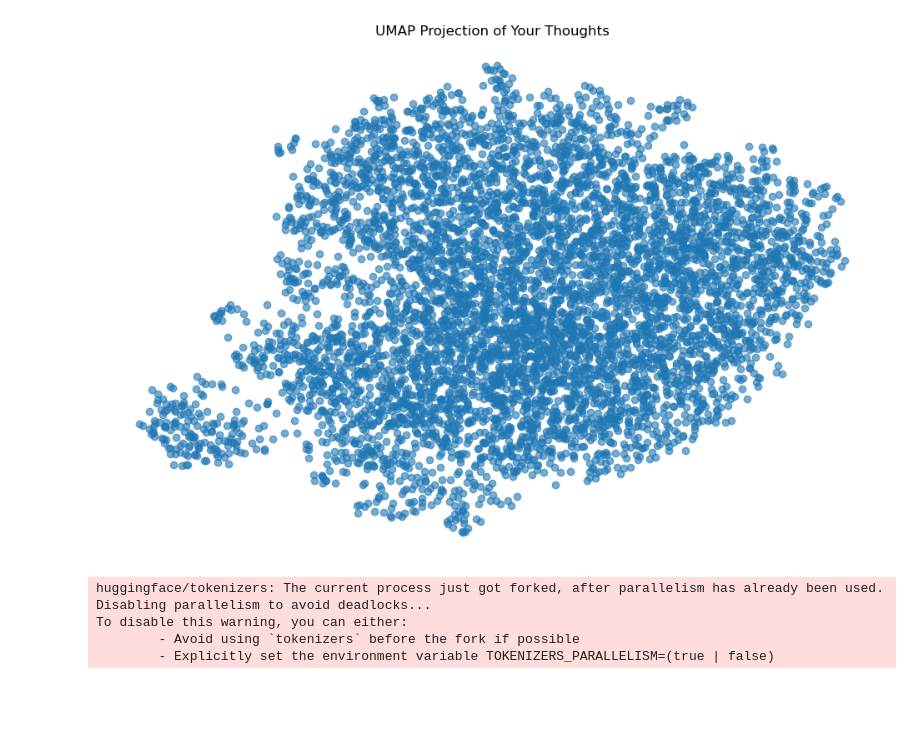
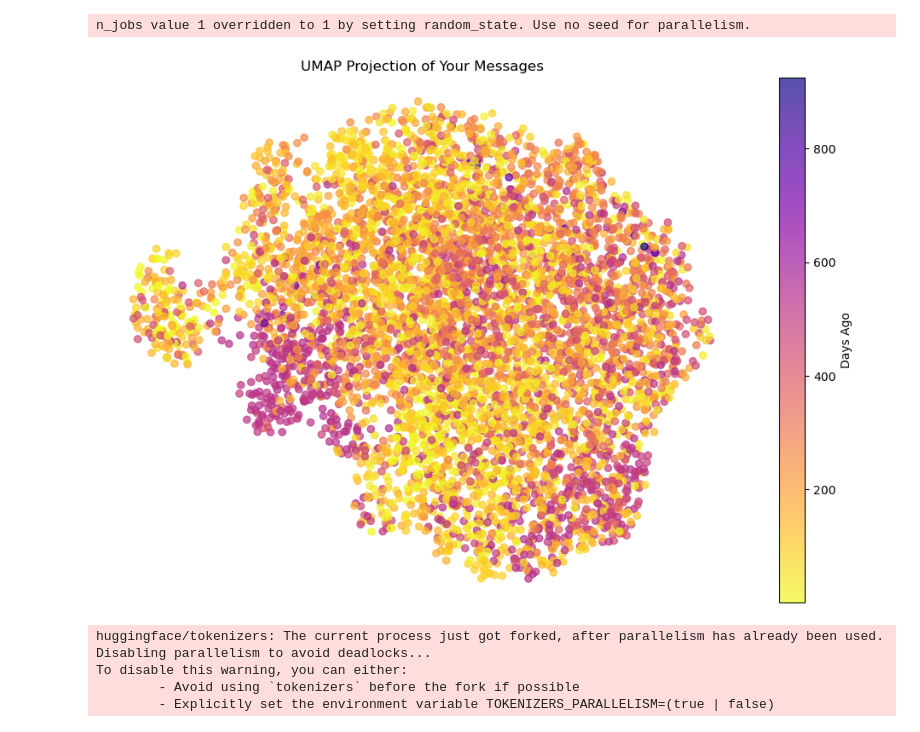
Before and after one commit to xoubish/Miduction, a Jupyter notebook: me/ghorban.ipynb, the cells around one changed output. Drawn from its saved outputs; the diff is of its cells as text; code cells hidden in the pictures; blank space fills up the shorter version.

```diff
--- a/me/ghorban.ipynb
+++ b/me/ghorban.ipynb
@@ -72,32 +79,52 @@ from sentence_transformers import SentenceTransformer
 import umap
 import matplotlib.pyplot as plt
 import pandas as pd
-import ast
+from datetime import datetime
 
-# Load prompts
-with open("shooby_final_prompts.txt", "r", encoding="utf-8") as f:
-    prompts = [line.strip() for line in f if len(line.strip()) > 5]
+# Convert timestamps to datetime objects
+timestamp_datetimes = [datetime.fromtimestamp(ts) for ts in cleaned_timestamps]
 
 # Load sentence transformer
 model = SentenceTransformer("all-MiniLM-L6-v2")
-embeddings = model.encode(prompts)
+embeddings = model.encode(cleaned_lines)
+
+# Optionally create a DataFrame for further use or visualization
+df_embed = pd.DataFrame(embeddings)
+df_embed["text"] = cleaned_lines
+df_embed["timestamp"] = timestamp_datetimes
-# %%
-# Reduce dimensions
-reducer = umap.UMAP(n_neighbors=10, min_dist=0.9, metric='cosine')
-embedding_2d = reducer.fit_transform(embeddings)
-
-# Visualize
-df = pd.DataFrame(embedding_2d, columns=["x", "y"])
-df["prompt"] = prompts
-
-plt.figure(figsize=(12, 8))
-plt.scatter(df["x"], df["y"], alpha=0.6)
-plt.title("UMAP Projection of Your Thoughts")
-plt.axis('off')
-plt.grid(True)
-plt.show()
-# %% [output]
-[figure, removed]
+# %%
+from datetime import datetime
+import pandas as pd
+import matplotlib.pyplot as plt
+import umap
+
+# Convert float timestamps to datetime
+datetime_stamps = [datetime.fromtimestamp(ts) for ts in cleaned_timestamps]
+
+# Calculate how many days ago
+now = datetime.now()
+days_ago = [(now - dt).days for dt in datetime_stamps]
+
+# Reduce dimensions
+reducer = umap.UMAP(n_neighbors=50, min_dist=0.9, metric='cosine', random_state=27)
+embedding_2d = reducer.fit_transform(embeddings)
+
+# Build DataFrame (make sure to use cleaned_lines, not prompts!)
+df_vis = pd.DataFrame(embedding_2d, columns=["UMAP 1", "UMAP 2"])
+df_vis["message"] = cleaned_lines
+df_vis["days_ago"] = days_ago
+
+# Plot
+plt.figure(figsize=(12, 8))
+sc = plt.scatter(df_vis["UMAP 1"], df_vis["UMAP 2"], c=df_vis["days_ago"], cmap="plasma_r", alpha=0.7)
+plt.colorbar(sc, label="Days Ago")
+plt.title("UMAP Projection of Your Messages")
+plt.axis('off')
+plt.grid(False)
+plt.show()
+# %% [output]
+n_jobs value 1 overridden to 1 by setting random_state. Use no seed for parallelism.
+[figure, added]
 # %%
 import plotly.express as px
 import pandas as pd
```
Also changed, not shown: parts of 6 cells of this notebook, 21 other files.
